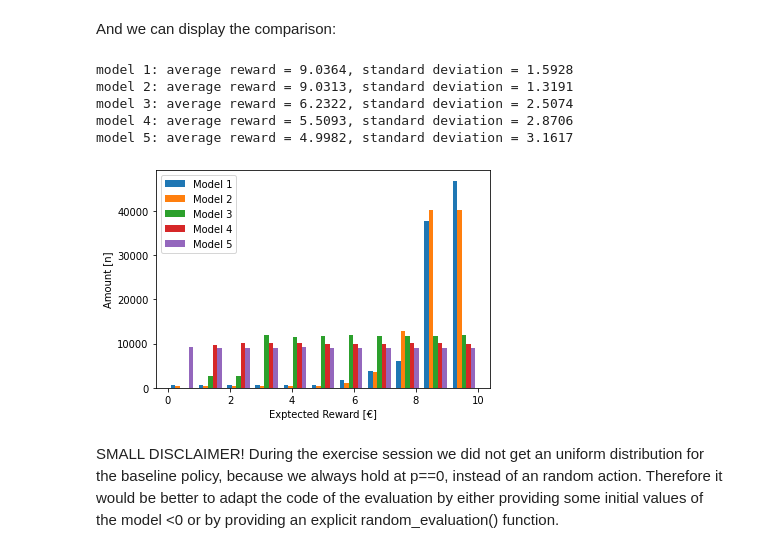
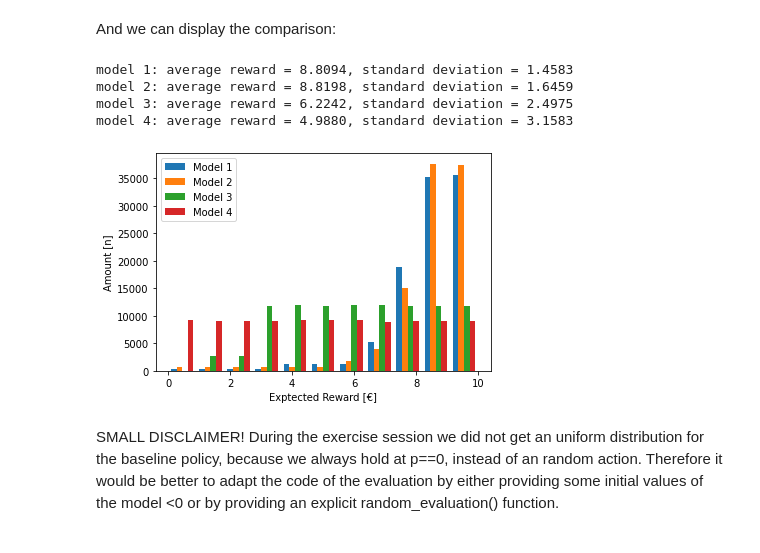
Before and after one commit to lr91-089/Advanced-Topics-Management-Science, a Jupyter notebook: ADP_Exercise_solution.ipynb, the cells around one changed output. Cells and saved outputs as stored; diff of their text form; code cells hidden in the pictures.

```diff
--- a/ADP_Exercise_solution.ipynb
+++ b/ADP_Exercise_solution.ipynb
@@ -93,7 +97,7 @@ class asset_simulation():
     reward = self.cost_function(action)
     self.pre_state = (post_state,self.new_price())
     self.t += 1
-    if self.t>self.T or post_state==0:
+    if self.t==self.T-1 or post_state==0:
       self.done = True
     return self.pre_state,reward,self.done
 # %% [markdown]
@@ -175,7 +179,8 @@ class model():
   """
 
   def __init__(self,T,stepsize_func=step_n,c=1,model=None,asset=None):
-    self.model = np.zeros((T+1))
+    self.model = np.zeros((T))
+    self.T = T
     if model is not None:
         self.model = model
     self.expected_rewards = []
@@ -202,8 +207,8 @@ class model():
       cost = 0
       while not done:
         t = self.asset.get_stage()
-        if t<10:
-          action = np.argmax([self.model[t],self.asset.get_price()])
+        if t<self.T-1:
+          action = np.argmax([self.model[t+1],self.asset.get_price()])
         else:
           action = 1
         next_state,reward,done = self.asset.step(action)
@@ -230,17 +235,17 @@ class model():
       cost = 0
       while not done:
           t = self.asset.get_stage()
-          if t<10:
+          if t<self.T-1:
             #evaluate hold or sell via the Bellman equation
-            action = np.argmax([self.model[t],self.asset.get_price()])
+            action = np.argmax([0+self.model[t+1],self.asset.get_price()+0])
           else:
             action = 1
-          v_max = [self.model[t],self.asset.get_price()][action]
-          if t>0:
-            self.model[t-1] = (1-alpha)*self.model[t-1]+alpha*v_max
+          v_max = [self.model[t+1],self.asset.get_price()][action]
+          self.model[t] = (1-alpha)*self.model[t]+alpha*v_max
           next_state,reward,done = self.asset.step(action)
           cost += reward
           state = next_state
+
       self.expected_rewards.append(np.average(self.evaluate(100)))
       if n%100 == 0:
         print('\r',f"iteration {n}, running average reward: {np.average(self.expected_rewards[-10:])}",end="",flush=True)
@@ -312,5 +316,5 @@ eval3 = model3.evaluate(100000)
 # %% [markdown]
 We will also compare our models with an untrained model. We do so simply by not training a model and run an evaluation. Model 4 becomes now the baseline model!
 # %%
-baseline = model(10,stepsize_func=step_cnst)
-eval4 = baseline.evaluate(100000)
+baseline = model(10,stepsize_func=step_cnst,model=np.repeat(-1,10))
+eval_baseline = baseline.evaluate(100000)
@@ -355,15 +356,14 @@ def print_summary(rewards,optimal_value=1):
 # %% [markdown]
 And we can display the comparison:
 # %%
-print_summary([eval1,eval2,eval3,eval4,eval_fixed])
-plot_hists([eval1,eval2,eval3,eval4,eval_fixed])
+print_summary([eval1,eval2,eval3,eval_baseline])
+plot_hists([eval1,eval2,eval3,eval_baseline])
 # %% [output]
-model 1: average reward = 9.0364, standard deviation = 1.5928
-model 2: average reward = 9.0313, standard deviation = 1.3191
-model 3: average reward = 6.2322, standard deviation = 2.5074
-model 4: average reward = 5.5093, standard deviation = 2.8706
-model 5: average reward = 4.9982, standard deviation = 3.1617
+model 1: average reward = 8.8094, standard deviation = 1.4583
+model 2: average reward = 8.8198, standard deviation = 1.6459
+model 3: average reward = 6.2242, standard deviation = 2.4975
+model 4: average reward = 4.9880, standard deviation = 3.1583
-[figure, old version]
+[figure, new version]
 # %% [markdown]
 SMALL DISCLAIMER!
 During the exercise session we did not get an uniform distribution for the baseline policy, because we always hold at p==0, instead of an random action. Therefore it would be better to adapt the code of the evaluation by either providing some initial values of the model <0 or by providing an explicit random_evaluation() function.
```
Also changed, not shown: parts of 9 cells of this notebook.
